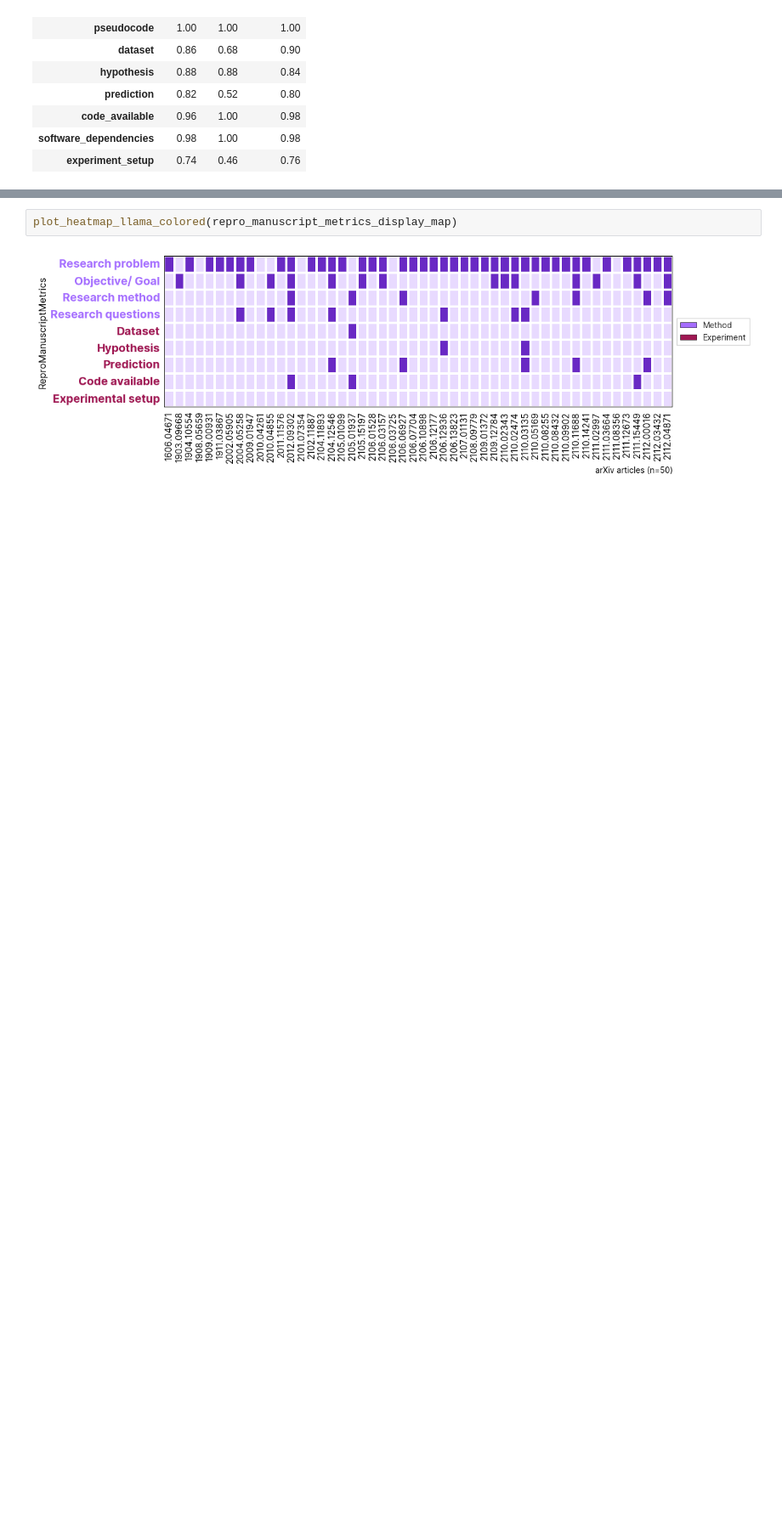
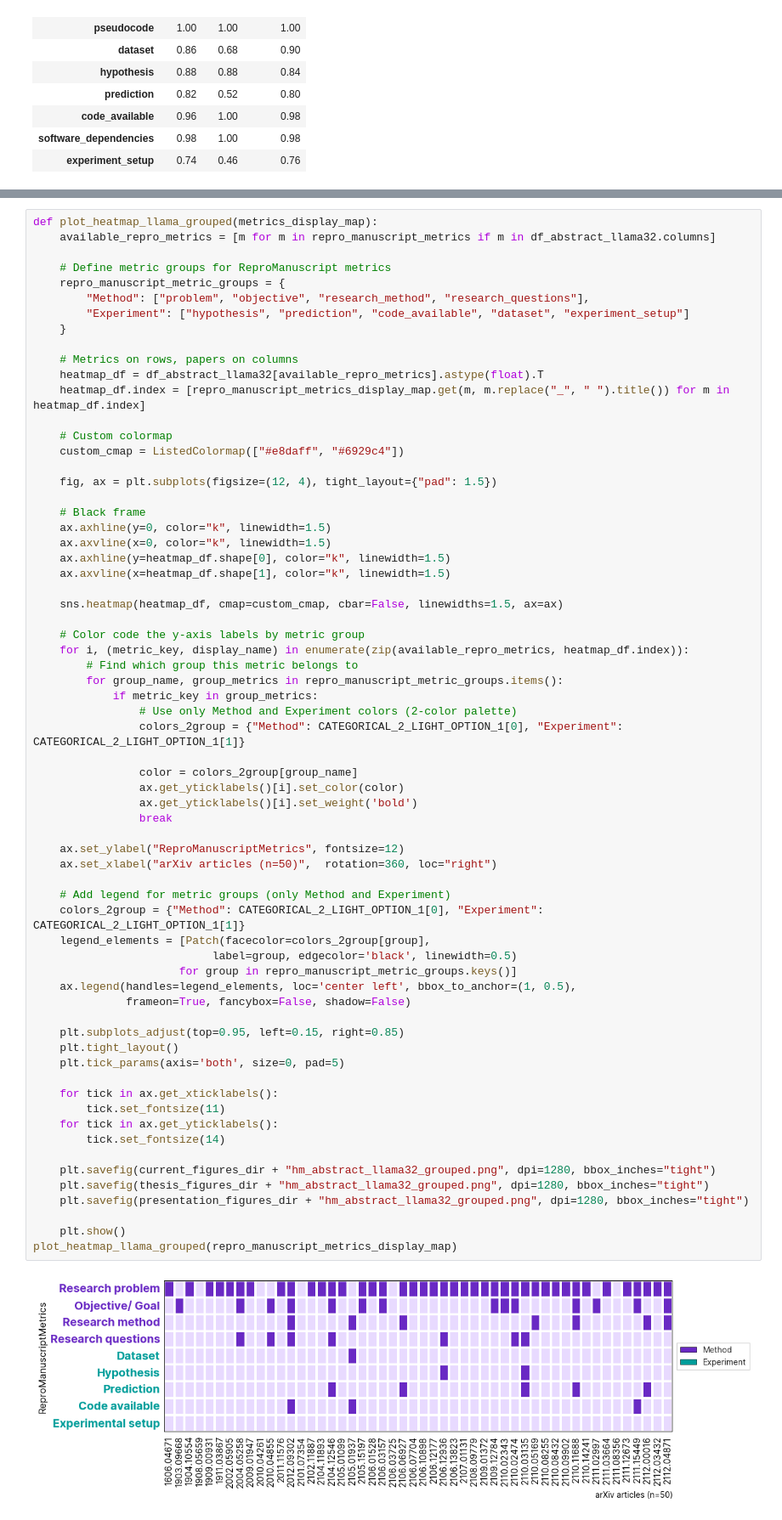
Before and after one commit to Machine-Learning-Pipelines/reproscreener, a Jupyter notebook: docs/manual_evaluation_explorer.ipynb, the cells around one changed output, grey strips where cells are left out. Shown: that part at 85% size. Saved outputs shown, nothing was run; the diff lists cells and outputs as text; blank space fills up the shorter version.

```diff
--- a/docs/manual_evaluation_explorer.ipynb
+++ b/docs/manual_evaluation_explorer.ipynb
@@ -674,4 +609,68 @@ plot_heatmap_regex_colored(gundersen_metrics_display_map)
 # %%
-plot_heatmap_llama_colored(repro_manuscript_metrics_display_map)
+def plot_heatmap_llama_grouped(metrics_display_map):
+    available_repro_metrics = [m for m in repro_manuscript_metrics if m in df_abstract_llama32.columns]
+
+    # Define metric groups for ReproManuscript metrics
+    repro_manuscript_metric_groups = {
+        "Method": ["problem", "objective", "research_method", "research_questions"],
+        "Experiment": ["hypothesis", "prediction", "code_available", "dataset", "experiment_setup"]
+    }
+
+    # Metrics on rows, papers on columns
+    heatmap_df = df_abstract_llama32[available_repro_metrics].astype(float).T
+    heatmap_df.index = [repro_manuscript_metrics_display_map.get(m, m.replace("_", " ").title()) for m in heatmap_df.index]
+
+    # Custom colormap
+    custom_cmap = ListedColormap(["#e8daff", "#6929c4"])
+
+    fig, ax = plt.subplots(figsize=(12, 4), tight_layout={"pad": 1.5})
+
+    # Black frame
+    ax.axhline(y=0, color="k", linewidth=1.5)
+    ax.axvline(x=0, color="k", linewidth=1.5)
+    ax.axhline(y=heatmap_df.shape[0], color="k", linewidth=1.5)
+    ax.axvline(x=heatmap_df.shape[1], color="k", linewidth=1.5)
+
+    sns.heatmap(heatmap_df, cmap=custom_cmap, cbar=False, linewidths=1.5, ax=ax)
+
+    # Color code the y-axis labels by metric group
+    for i, (metric_key, display_name) in enumerate(zip(available_repro_metrics, heatmap_df.index)):
+        # Find which group this metric belongs to
+        for group_name, group_metrics in repro_manuscript_metric_groups.items():
+            if metric_key in group_metrics:
+                # Use only Method and Experiment colors (2-color palette)
+                colors_2group = {"Method": CATEGORICAL_2_LIGHT_OPTION_1[0], "Experiment": CATEGORICAL_2_LIGHT_OPTION_1[1]}
+
+                color = colors_2group[group_name]
+                ax.get_yticklabels()[i].set_color(color)
+                ax.get_yticklabels()[i].set_weight('bold')
+                break
+
+    ax.set_ylabel("ReproManuscriptMetrics", fontsize=12)
+    ax.set_xlabel("arXiv articles (n=50)",  rotation=360, loc="right")
+
+    # Add legend for metric groups (only Method and Experiment)
+    colors_2group = {"Method": CATEGORICAL_2_LIGHT_OPTION_1[0], "Experiment": CATEGORICAL_2_LIGHT_OPTION_1[1]}
+    legend_elements = [Patch(facecolor=colors_2group[group],
+                           label=group, edgecolor='black', linewidth=0.5)
+                      for group in repro_manuscript_metric_groups.keys()]
+    ax.legend(handles=legend_elements, loc='center left', bbox_to_anchor=(1, 0.5),
+              frameon=True, fancybox=False, shadow=False)
+
+    plt.subplots_adjust(top=0.95, left=0.15, right=0.85)
+    plt.tight_layout()
+    plt.tick_params(axis='both', size=0, pad=5)
+
+    for tick in ax.get_xticklabels():
+        tick.set_fontsize(11)
+    for tick in ax.get_yticklabels():
+        tick.set_fontsize(14)
+
+    plt.savefig(current_figures_dir + "hm_abstract_llama32_grouped.png", dpi=1280, bbox_inches="tight")
+    plt.savefig(thesis_figures_dir + "hm_abstract_llama32_grouped.png", dpi=1280, bbox_inches="tight")
+    plt.savefig(presentation_figures_dir + "hm_abstract_llama32_grouped.png", dpi=1280, bbox_inches="tight")
+
+    plt.show()
+plot_heatmap_llama_grouped(repro_manuscript_metrics_display_map)
 # %% [output]
-[figure, old version]
+[figure, new version]
```
Also changed, not shown: parts of 9 cells of this notebook, 6 other files.
